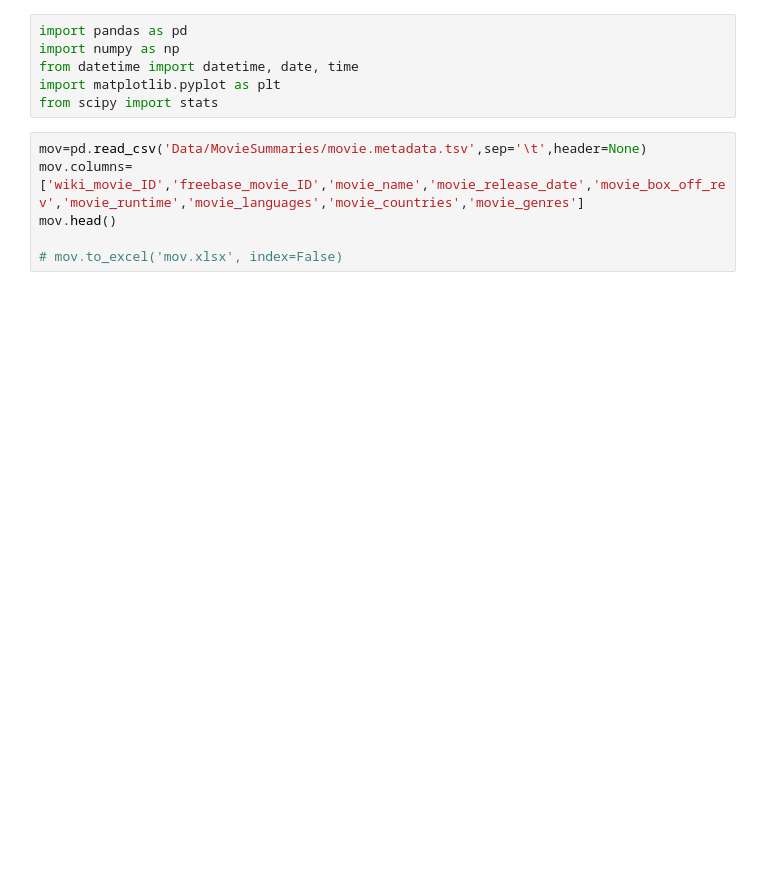
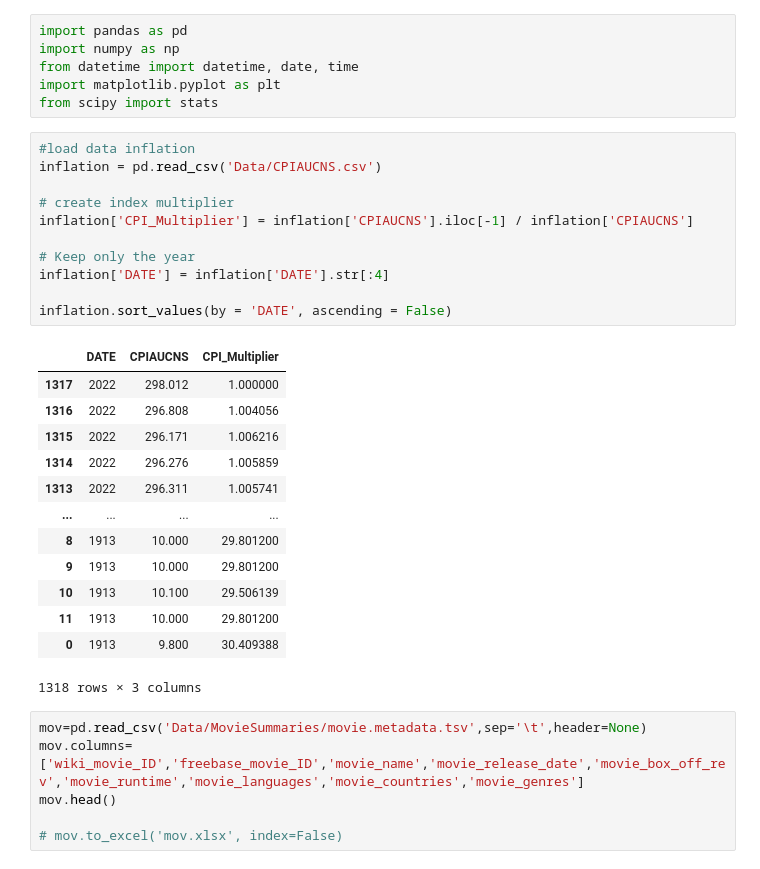
Before and after one commit to epfl-ada/ada-2022-project-armada, a Jupyter notebook: Madeleine.ipynb, the cells around one changed output. Drawn from its saved outputs; the diff is of its cells as text; blank space fills up the shorter version.

```diff
--- a/Madeleine.ipynb
+++ b/Madeleine.ipynb
@@ -4,6 +4,31 @@ import numpy as np
 from datetime import datetime, date, time
 import matplotlib.pyplot as plt
 from scipy import stats
+# %%
+#load data inflation
+inflation = pd.read_csv('Data/CPIAUCNS.csv')
+
+# create index multiplier
+inflation['CPI_Multiplier'] = inflation['CPIAUCNS'].iloc[-1] / inflation['CPIAUCNS']
+
+# Keep only the year
+inflation['DATE'] = inflation['DATE'].str[:4]
+
+inflation.sort_values(by = 'DATE', ascending = False)
+# %% [output]
+|  | DATE | CPIAUCNS | CPI_Multiplier |
+| 1317 | 2022 | 298.012 | 1.000000 |
+| 1316 | 2022 | 296.808 | 1.004056 |
+| 1315 | 2022 | 296.171 | 1.006216 |
+| 1314 | 2022 | 296.276 | 1.005859 |
+| 1313 | 2022 | 296.311 | 1.005741 |
+| ... | ... | ... | ... |
+| 8 | 1913 | 10.000 | 29.801200 |
+| 9 | 1913 | 10.000 | 29.801200 |
+| 10 | 1913 | 10.100 | 29.506139 |
+| 11 | 1913 | 10.000 | 29.801200 |
+| 0 | 1913 | 9.800 | 30.409388 |
+1318 rows × 3 columns
 # %%
 mov=pd.read_csv('Data/MovieSummaries/movie.metadata.tsv',sep='\t',header=None)
 mov.columns=['wiki_movie_ID','freebase_movie_ID','movie_name','movie_release_date','movie_box_off_rev','movie_runtime','movie_languages','movie_countries','movie_genres']
```
Also changed, not shown: parts of 11 cells of this notebook, 2 other files.
